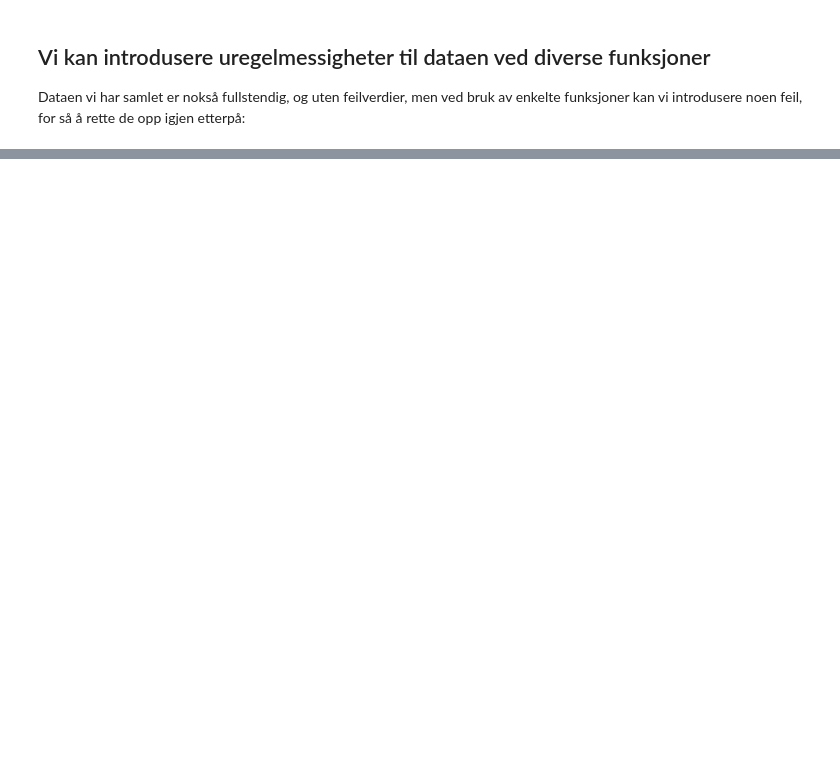
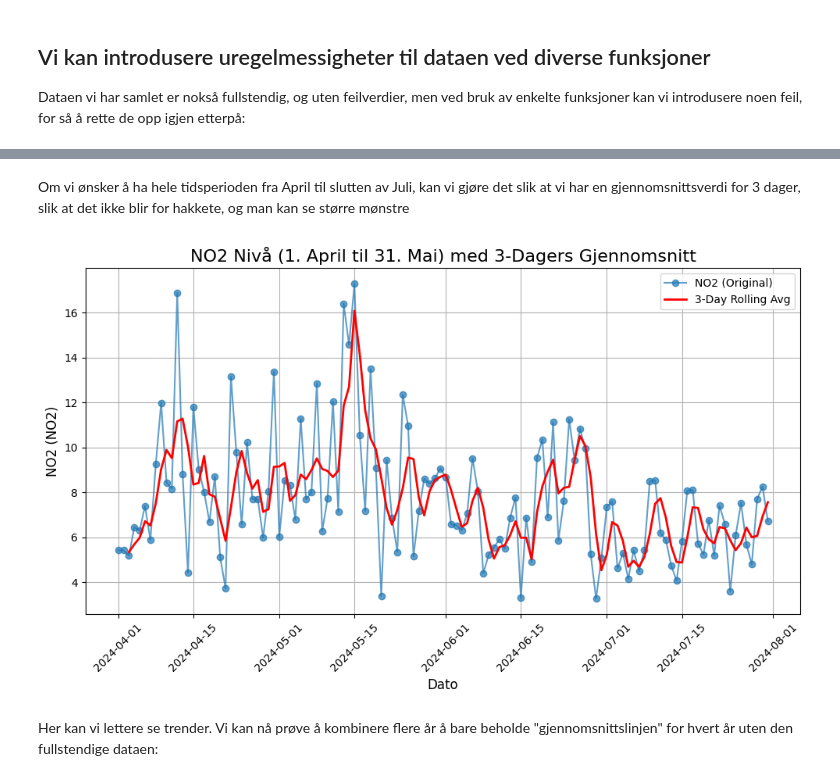
Before and after one commit to andre-hegre/Miljoeanalyse, a Jupyter notebook: proj_environment-main/notebooks/Hegre_branch.ipynb, the cells around one changed output, grey strips where cells are left out. Drawn from its saved outputs; the diff is of its cells as text; code cells hidden in the pictures; blank space fills up the shorter version.

```diff
--- a/proj_environment-main/notebooks/Hegre_branch.ipynb
+++ b/proj_environment-main/notebooks/Hegre_branch.ipynb
@@ -32,0 +68,34 @@ final_error_file.to_json('../data/df2_errors.json',indent=4)
+# %% [markdown]
+Om vi ønsker å ha hele tidsperioden fra April til slutten av Juli, kan vi gjøre det slik at vi har en gjennomsnittsverdi for 3 dager, slik at det ikke blir for hakkete, og man kan se større mønstre
+# %%
+
+filtered_df = Luftdata[(Luftdata["date"] >= "2024-04-01") & (Luftdata["date"] <= "2024-07-31")].copy()
+
+variable = "NO2"
+
+# Velger 3 dagers gjennomsnitt
+avg_periode= 3
+filtered_df.loc[:,f"{variable}_avg_periode"] = filtered_df[variable].rolling(window=avg_periode).mean()
+
+# Plot the original data
+plt.figure(figsize=(10, 6))
+plt.plot(filtered_df["date"], filtered_df[variable], marker="o", label=f"{variable} (Original)", alpha=0.7)
+
+# Plot the rolling average trendline
+plt.plot(filtered_df["date"], filtered_df[f"{variable}_avg_periode"], color="red", label=f"{avg_periode}-Day Rolling Avg", linewidth=2)
+
+# Customize the plot
+plt.title(f"{variable} Nivå (1. April til 31. Mai) med {avg_periode}-Dagers Gjennomsnitt", fontsize=16)
+plt.xlabel("Dato", fontsize=12)
+plt.ylabel(f"{variable} ({Luftdata[variable].name})", fontsize=12)
+plt.xticks(rotation=45)
+plt.grid(True)
+plt.legend()
+
+# Show the plot
+plt.tight_layout()
+plt.show()
+# %% [output]
+[figure, added]
+# %% [markdown]
+Her kan vi lettere se trender. Vi kan nå prøve å kombinere flere år å bare beholde "gjennomsnittslinjen" for hvert år uten den fullstendige dataen:
```
Also changed, not shown: parts of 3 cells of this notebook, 3 other files.
